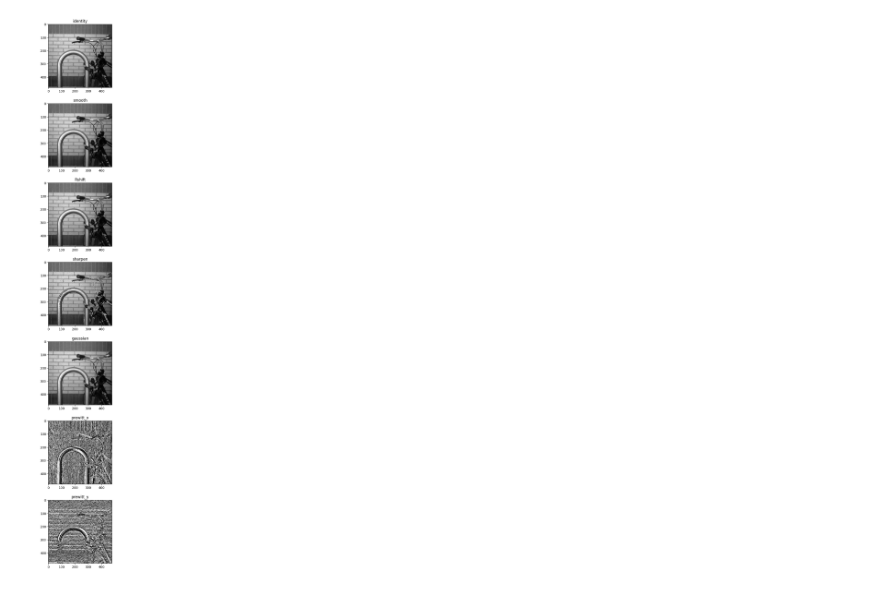
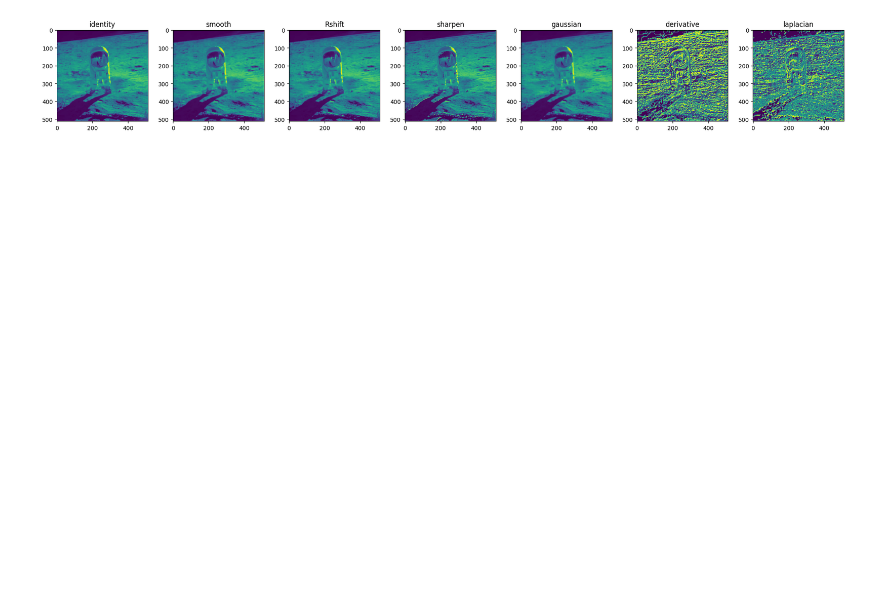
Before and after one commit to JuliuszSyrewicz/fourier, a Jupyter notebook: filters.ipynb, the cells around one changed output. Saved outputs shown, nothing was run; the diff lists cells and outputs as text; code cells hidden in the pictures; blank space fills up the shorter version.

Commit message:
Added a gradient and a laplacian filter, some minor tidying up of the code

```diff
--- a/filters.ipynb
+++ b/filters.ipynb
@@ -86,8 +86,8 @@ def apply_filter(kernel, image, x, y, mode):
     sum = 0
     for i in range(-a, a+1, 1):
         for j in range(-b, b+1, 1):
-            value = image[(x+i) % size][(y+j) % size]
-            sum += kernel[i * sign][j * sign] * value
+            value = image[(x + sign * i) % size][(y + sign * j) % size]
+            sum += kernel[i][j] * value
     return sum
 
 # filter an entire image
@@ -170,17 +183,18 @@ for kernel in Kernel:
     kernels[kernel.name] = kernel
 # %%
 # combine data for all kernels to set a uniform colormap
-combined_data = np.array([kernel.kernel for kernel in Kernel])
-_min, _max = np.amin(combined_data), np.amax(combined_data)
+# combined_data = np.array([kernel.kernel for kernel in Kernel])
+# _min, _max = np.amin(combined_data), np.amax(combined_data)
 
-plot_size = 8
+plot_size = 15
 fig, axs = plt.subplots(1, len(kernels), figsize=(plot_size, plot_size))
 
 colormap = "plasma"
 
 i = 0
 for key in kernels:
-    axs[i].imshow(kernels[key].kernel, vmin = _min, vmax = _max, cmap = colormap)
+    # axs[i].imshow(kernels[key].kernel, vmin = _min, vmax = _max, cmap = colormap)
+    axs[i].imshow(kernels[key].kernel, cmap = colormap)
     axs[i].set_title(key)
     i -=- 1
 # %% [output]
@@ -205,20 +219,20 @@ plt.show()
 # %%
-test_image = bike_gray
+test_image = gray
 filtered_images = {}
 for key in kernels:
     filtered_images[key] = linear_filter(kernels[key].kernel, test_image, mode=kernels[key].operation_type)
 # %%
-plot_size = 25
-padding = 3
+plot_size = 20
+padding = 1
 
-fig, axs = plt.subplots(len(kernels), 1, figsize=(plot_size, plot_size))
+fig, axs = plt.subplots(1, len(kernels), figsize=(plot_size, plot_size))
 fig.tight_layout(pad = padding)
 i = 0
 for key in filtered_images:
-    axs[i].imshow(filtered_images[key], cmap='gray')
+    axs[i].imshow(filtered_images[key], cmap='viridis')
     axs[i].set_title(key)
     i -=- 1
 
 plt.show()
 # %% [output]
-[figure, old version]
+[figure, new version]
```
Also changed, not shown: parts of 7 cells of this notebook, 1 other file.
